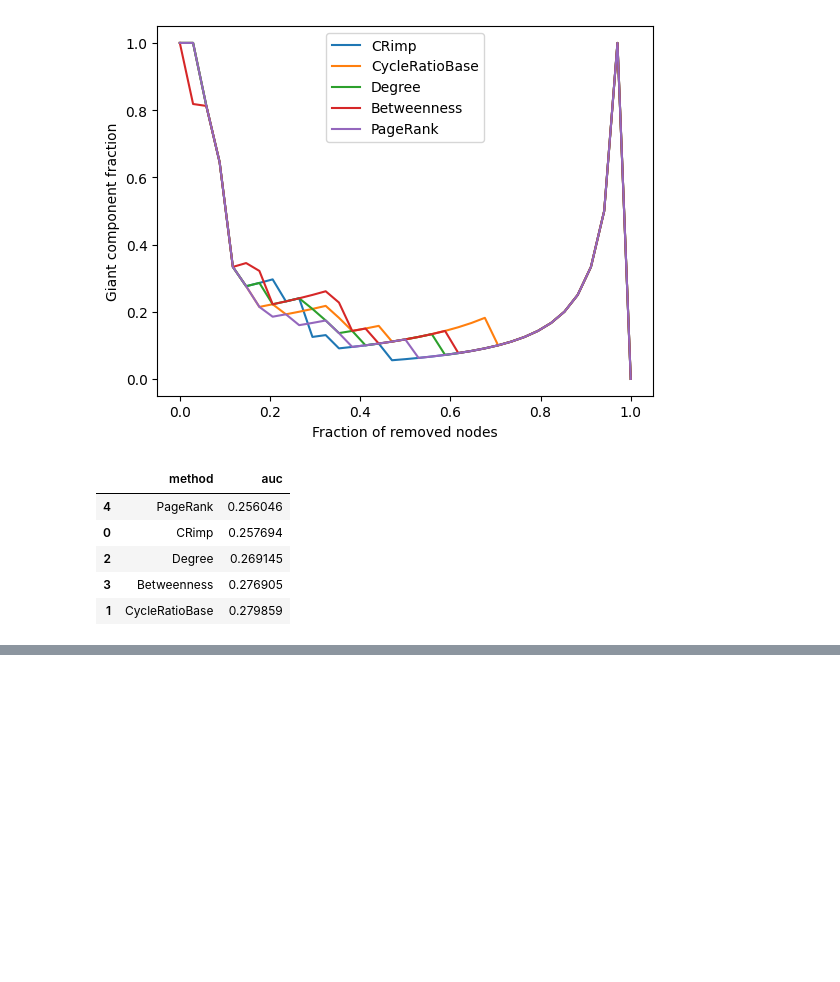
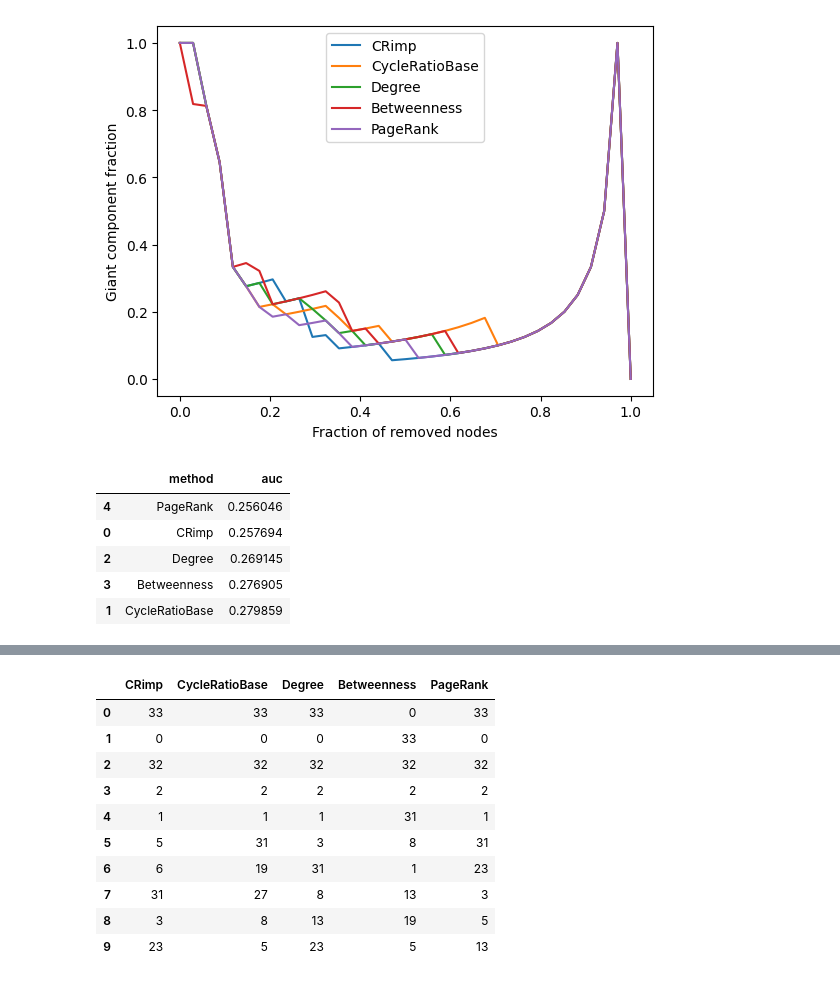
Before and after one commit to devbysina/crimp-project, a Jupyter notebook: notebooks/03_percolation_experiments.ipynb, the cells around one changed output, grey strips where cells are left out. Drawn from its saved outputs; the diff is of its cells as text; code cells hidden in the pictures; blank space fills up the shorter version.

```diff
--- a/notebooks/03_percolation_experiments.ipynb
+++ b/notebooks/03_percolation_experiments.ipynb
@@ -139 +146,21 @@ metrics_df
+# %%
+top10 = {}
+for name, fn in rankers.items():
+    scores = fn(G)
+    ordering = [n for n,_ in sorted(scores.items(), key=lambda x: x[1], reverse=True)]
+    top10[name] = ordering[:10]
+
+pd.DataFrame({k: pd.Series(v) for k,v in top10.items()})
+# %% [output]
+|  | CRimp | CycleRatioBase | Degree | Betweenness | PageRank |
+| 0 | 33 | 33 | 33 | 0 | 33 |
+| 1 | 0 | 0 | 0 | 33 | 0 |
+| 2 | 32 | 32 | 32 | 32 | 32 |
+| 3 | 2 | 2 | 2 | 2 | 2 |
+| 4 | 1 | 1 | 1 | 31 | 1 |
+| 5 | 5 | 31 | 3 | 8 | 31 |
+| 6 | 6 | 19 | 31 | 1 | 23 |
+| 7 | 31 | 27 | 8 | 13 | 3 |
+| 8 | 3 | 8 | 13 | 19 | 5 |
+| 9 | 23 | 5 | 23 | 5 | 13 |
 # %%
```
Also changed, not shown: parts of 3 cells of this notebook, 2 other files.
